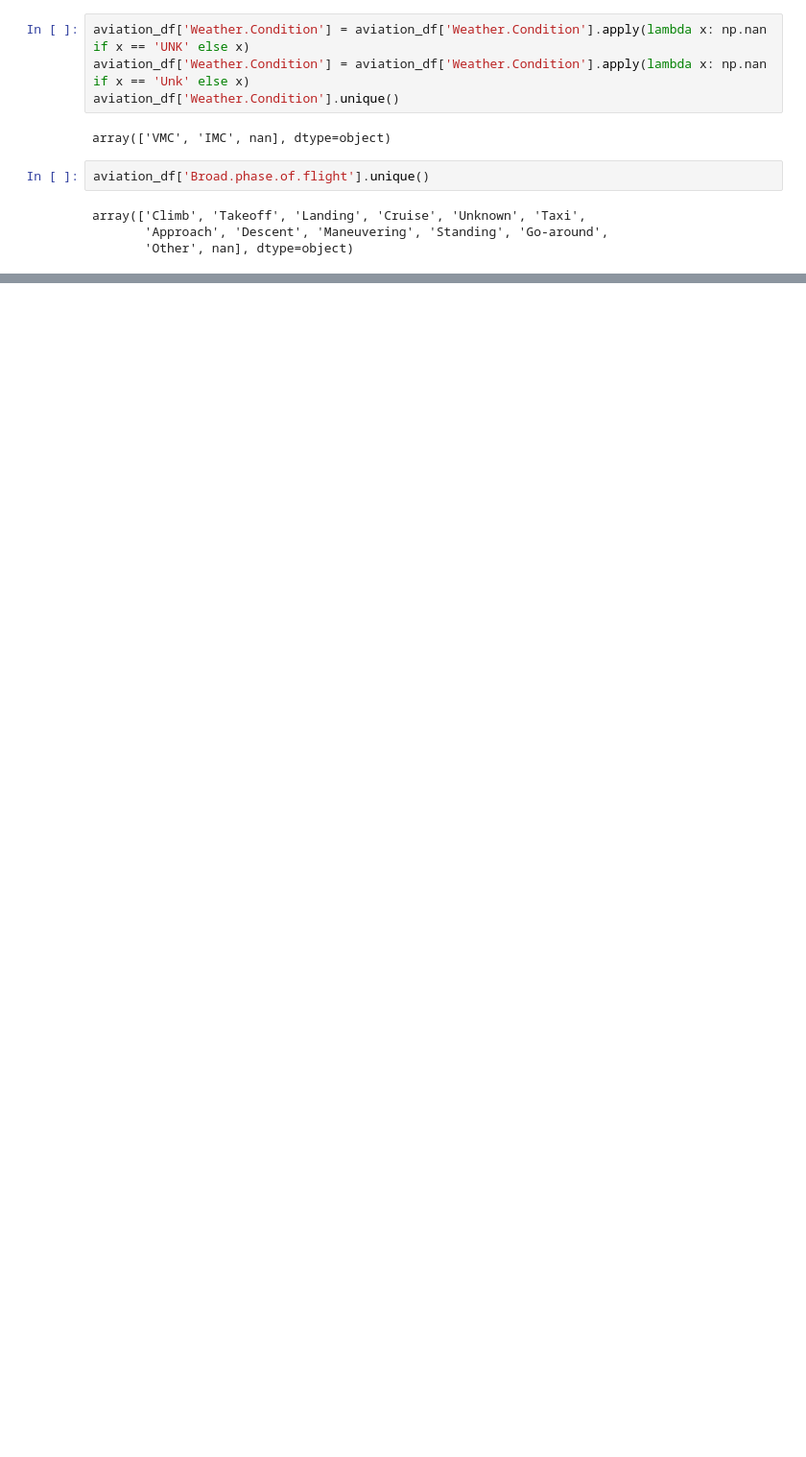
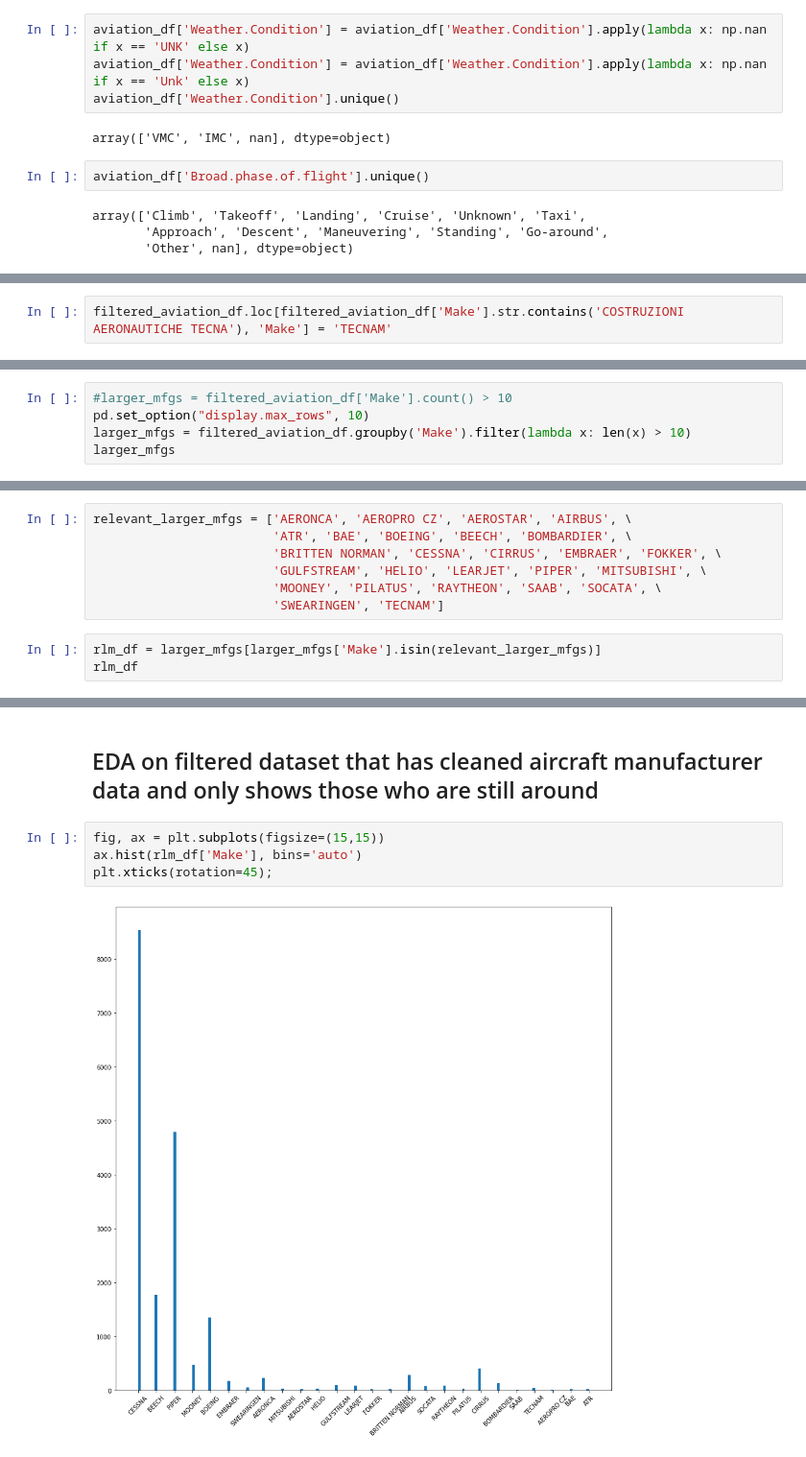
Before and after one commit to joeldmott/aviation-risk-project, a Jupyter notebook: Untitled.ipynb, the cells around one changed output, grey strips where cells are left out. Shown at 96% size. Cells and saved outputs as stored; diff of their text form; blank space fills up the shorter version.

```diff
--- a/Untitled.ipynb
+++ b/Untitled.ipynb
@@ -384,0 +498,2 @@ KeyError: 0
+# %%
+filtered_aviation_df.loc[filtered_aviation_df['Make'].str.contains('COSTRUZIONI AERONAUTICHE TECNA'), 'Make'] = 'TECNAM'
@@ -384,0 +528,5 @@ KeyError: 0
+# %%
+#larger_mfgs = filtered_aviation_df['Make'].count() > 10
+pd.set_option("display.max_rows", 10)
+larger_mfgs = filtered_aviation_df.groupby('Make').filter(lambda x: len(x) > 10)
+larger_mfgs
@@ -384,0 +567,10 @@ KeyError: 0
+# %%
+relevant_larger_mfgs = ['AERONCA', 'AEROPRO CZ', 'AEROSTAR', 'AIRBUS', \
+                        'ATR', 'BAE', 'BOEING', 'BEECH', 'BOMBARDIER', \
+                        'BRITTEN NORMAN', 'CESSNA', 'CIRRUS', 'EMBRAER', 'FOKKER', \
+                        'GULFSTREAM', 'HELIO', 'LEARJET', 'PIPER', 'MITSUBISHI', \
+                        'MOONEY', 'PILATUS', 'RAYTHEON', 'SAAB', 'SOCATA', \
+                        'SWEARINGEN', 'TECNAM']
+# %%
+rlm_df = larger_mfgs[larger_mfgs['Make'].isin(relevant_larger_mfgs)]
+rlm_df
@@ -384,0 +606,8 @@ KeyError: 0
+# %% [markdown]
+## EDA on filtered dataset that has cleaned aircraft manufacturer data and only shows those who are still around
+# %%
+fig, ax = plt.subplots(figsize=(15,15))
+ax.hist(rlm_df['Make'], bins='auto')
+plt.xticks(rotation=45);
+# %% [output]
+[figure, added]
```
Also changed, not shown: parts of 194 cells of this notebook, 3 other files.
